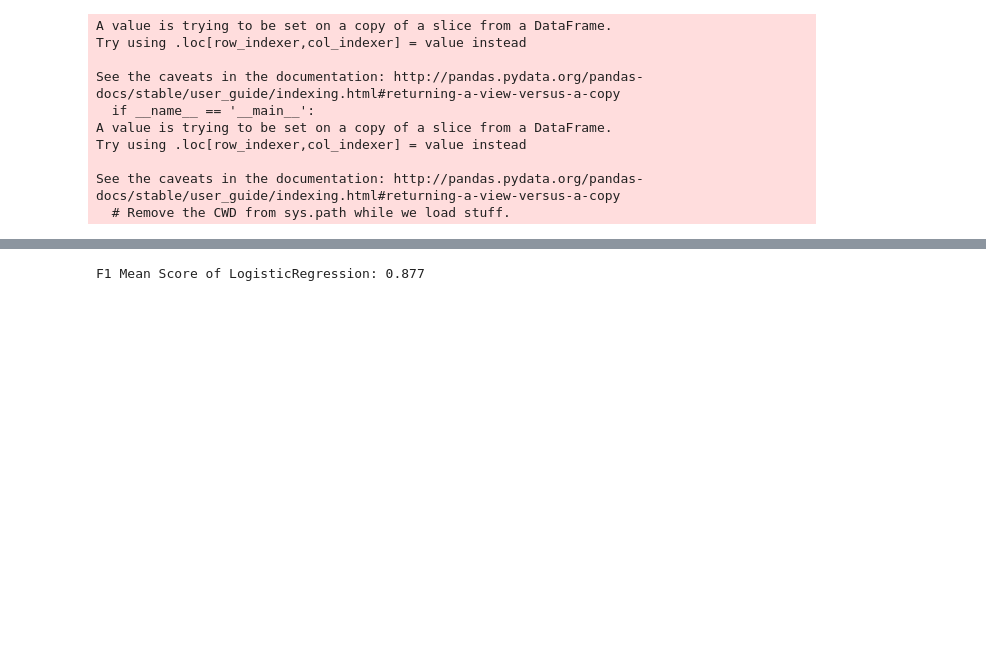
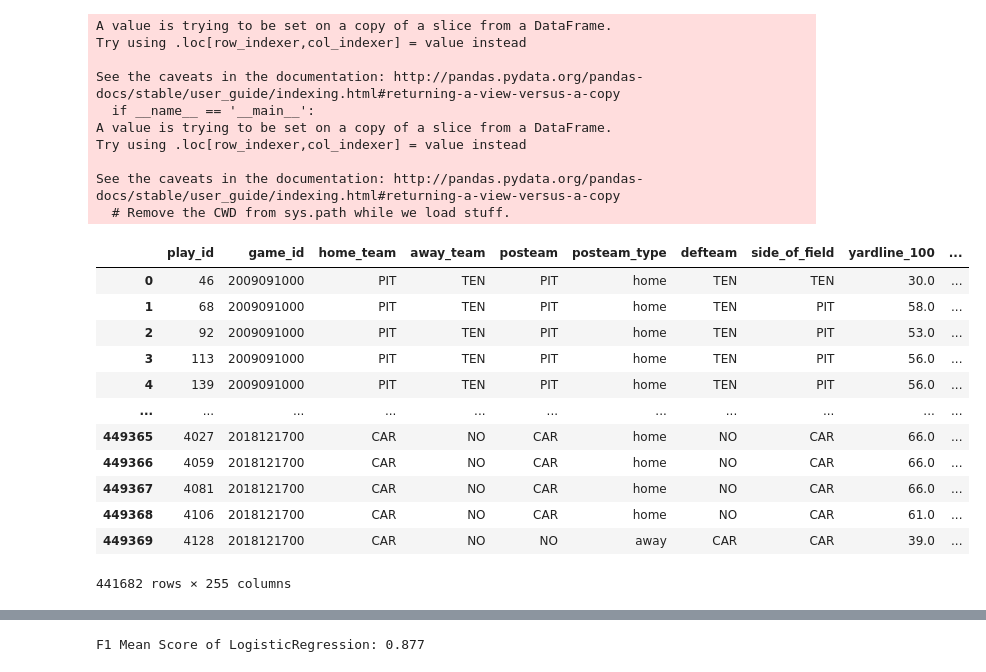
Before and after one commit to morganabbitt/NFL-Analytics, a Jupyter notebook: notebooks/4thdown_classification3.ipynb, the cells around one changed output, grey strips where cells are left out. Cells and saved outputs as stored; diff of their text form; code cells hidden in the pictures; blank space fills up the shorter version.

```diff
--- a/notebooks/4thdown_classification3.ipynb
+++ b/notebooks/4thdown_classification3.ipynb
@@ -50,6 +50,22 @@ Try using .loc[row_indexer,col_indexer] = value instead
 
 See the caveats in the documentation: http://pandas.pydata.org/pandas-docs/stable/user_guide/indexing.html#returning-a-view-versus-a-copy
   # Remove the CWD from sys.path while we load stuff.
+# %%
+df
+# %% [output]
+|  | play_id | game_id | home_team | away_team | posteam | posteam_type | defteam | side_of_field | yardline_100 | ... |
+| 0 | 46 | 2009091000 | PIT | TEN | PIT | home | TEN | TEN | 30.0 | ... |
+| 1 | 68 | 2009091000 | PIT | TEN | PIT | home | TEN | PIT | 58.0 | ... |
+| 2 | 92 | 2009091000 | PIT | TEN | PIT | home | TEN | PIT | 53.0 | ... |
+| 3 | 113 | 2009091000 | PIT | TEN | PIT | home | TEN | PIT | 56.0 | ... |
+| 4 | 139 | 2009091000 | PIT | TEN | PIT | home | TEN | PIT | 56.0 | ... |
+| ... | ... | ... | ... | ... | ... | ... | ... | ... | ... | ... |
+| 449365 | 4027 | 2018121700 | CAR | NO | CAR | home | NO | CAR | 66.0 | ... |
+| 449366 | 4059 | 2018121700 | CAR | NO | CAR | home | NO | CAR | 66.0 | ... |
+| 449367 | 4081 | 2018121700 | CAR | NO | CAR | home | NO | CAR | 66.0 | ... |
+| 449368 | 4106 | 2018121700 | CAR | NO | CAR | home | NO | CAR | 61.0 | ... |
+| 449369 | 4128 | 2018121700 | CAR | NO | NO | away | CAR | CAR | 39.0 | ... |
+441682 rows × 255 columns
 # %%
 #function that performs cross validation using KFolds
 
```
Also changed, not shown: parts of 12 cells of this notebook, 1 other file.
